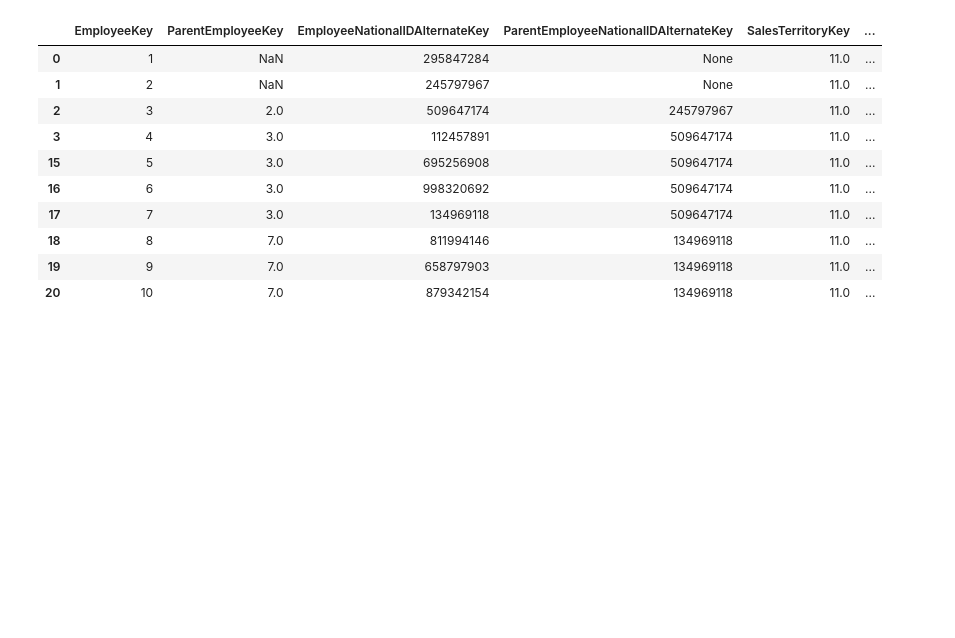
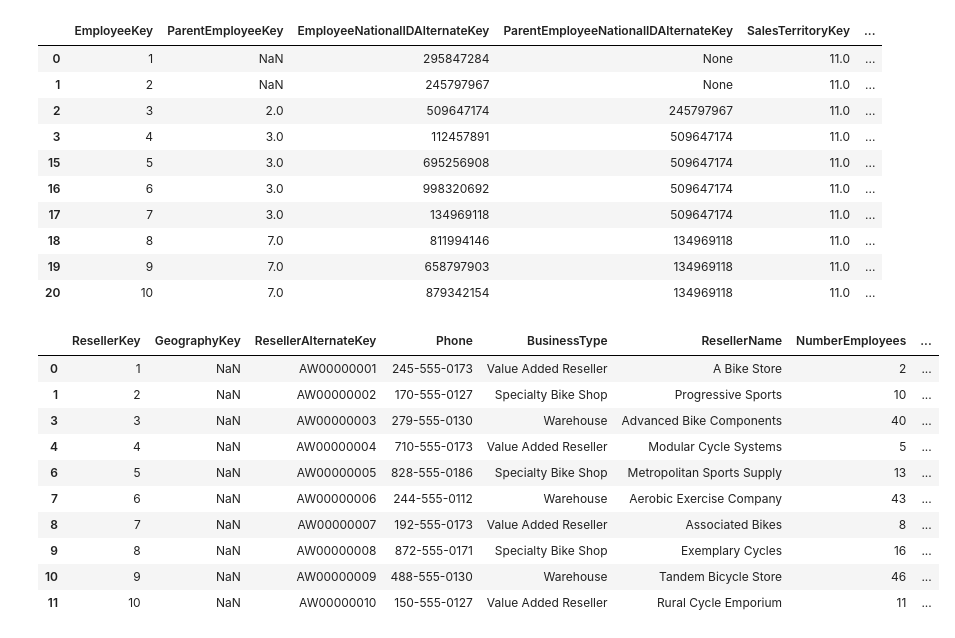
Before and after one commit to AngieJoya99/ETL-proyecto, a Jupyter notebook: pruebaConexion.ipynb, the cells around one changed output. Cells and saved outputs as stored; diff of their text form; code cells hidden in the pictures; blank space fills up the shorter version.

```diff
--- a/pruebaConexion.ipynb
+++ b/pruebaConexion.ipynb
@@ -345,3 +345,25 @@ transformDimEmployee(
 | 18 | 8 | 7.0 | 811994146 | 134969118 | 11.0 | ... |
 | 19 | 9 | 7.0 | 658797903 | 134969118 | 11.0 | ... |
 | 20 | 10 | 7.0 | 879342154 | 134969118 | 11.0 | ... |
+# %%
+def extractStoreDemographics(engine):
+    query = """
+    WITH XMLNAMESPACES (
+        'http://schemas.microsoft.com/sqlserver/2004/07/adventure-works/StoreSurvey' AS ss
+    )
+    SELECT
+        s.BusinessEntityID AS BusinessEntityID,
+        s.Name AS ResellerName,
+
+        s.Demographics.value('(ss:StoreSurvey/ss:YearOpened)[1]', 'int') AS YearOpened,
+        s.Demographics.value('(ss:StoreSurvey/ss:AnnualSales)[1]', 'money') AS AnnualSales,
+        s.Demographics.value('(ss:StoreSurvey/ss:AnnualRevenue)[1]', 'money') AS AnnualRevenue,
+        s.Demographics.value('(ss:StoreSurvey/ss:NumberEmployees)[1]', 'int') AS NumberEmployees,
+        s.Demographics.value('(ss:StoreSurvey/ss:BankName)[1]', 'nvarchar(100)') AS BankName,
+        s.Demographics.value('(ss:StoreSurvey/ss:BusinessType)[1]', 'nvarchar(20)') AS BusinessType,
+        s.Demographics.value('(ss:StoreSurvey/ss:Specialty)[1]', 'nvarchar(50)') AS ProductLine
+
+    FROM Sales.Store s;
+    """
+
+    return pd.read_sql_query(query, con=engine)
@@ -347,0 +442,20 @@ transformDimEmployee(
+# %%
+transformDimReseller(
+    sales["Customer"],
+    sales["Store"],
+    person["PersonPhone"],
+    person["Address"],
+    person["BusinessEntityAddress"]
+).head(10)
+# %% [output]
+|  | ResellerKey | GeographyKey | ResellerAlternateKey | Phone | BusinessType | ResellerName | NumberEmployees | ... |
+| 0 | 1 | NaN | AW00000001 | 245-555-0173 | Value Added Reseller | A Bike Store | 2 | ... |
+| 1 | 2 | NaN | AW00000002 | 170-555-0127 | Specialty Bike Shop | Progressive Sports | 10 | ... |
+| 3 | 3 | NaN | AW00000003 | 279-555-0130 | Warehouse | Advanced Bike Components | 40 | ... |
+| 4 | 4 | NaN | AW00000004 | 710-555-0173 | Value Added Reseller | Modular Cycle Systems | 5 | ... |
+| 6 | 5 | NaN | AW00000005 | 828-555-0186 | Specialty Bike Shop | Metropolitan Sports Supply | 13 | ... |
+| 7 | 6 | NaN | AW00000006 | 244-555-0112 | Warehouse | Aerobic Exercise Company | 43 | ... |
+| 8 | 7 | NaN | AW00000007 | 192-555-0173 | Value Added Reseller | Associated Bikes | 8 | ... |
+| 9 | 8 | NaN | AW00000008 | 872-555-0171 | Specialty Bike Shop | Exemplary Cycles | 16 | ... |
+| 10 | 9 | NaN | AW00000009 | 488-555-0130 | Warehouse | Tandem Bicycle Store | 46 | ... |
+| 11 | 10 | NaN | AW00000010 | 150-555-0127 | Value Added Reseller | Rural Cycle Emporium | 11 | ... |
```
Also changed, not shown: parts of 1 cell of this notebook, 1 other file.
